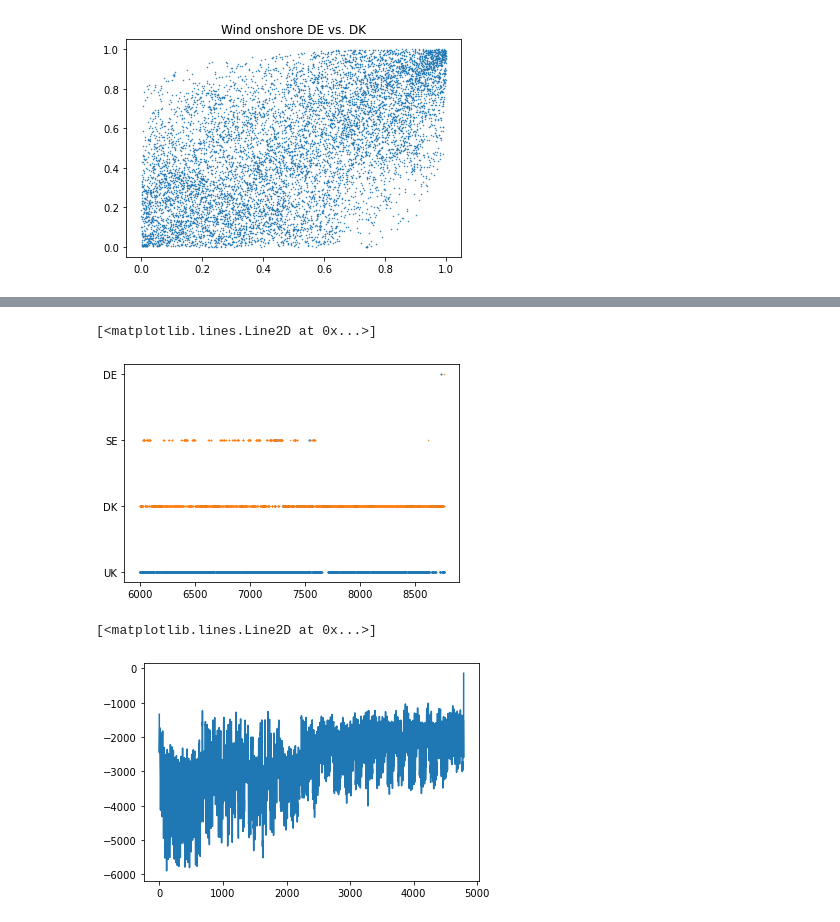
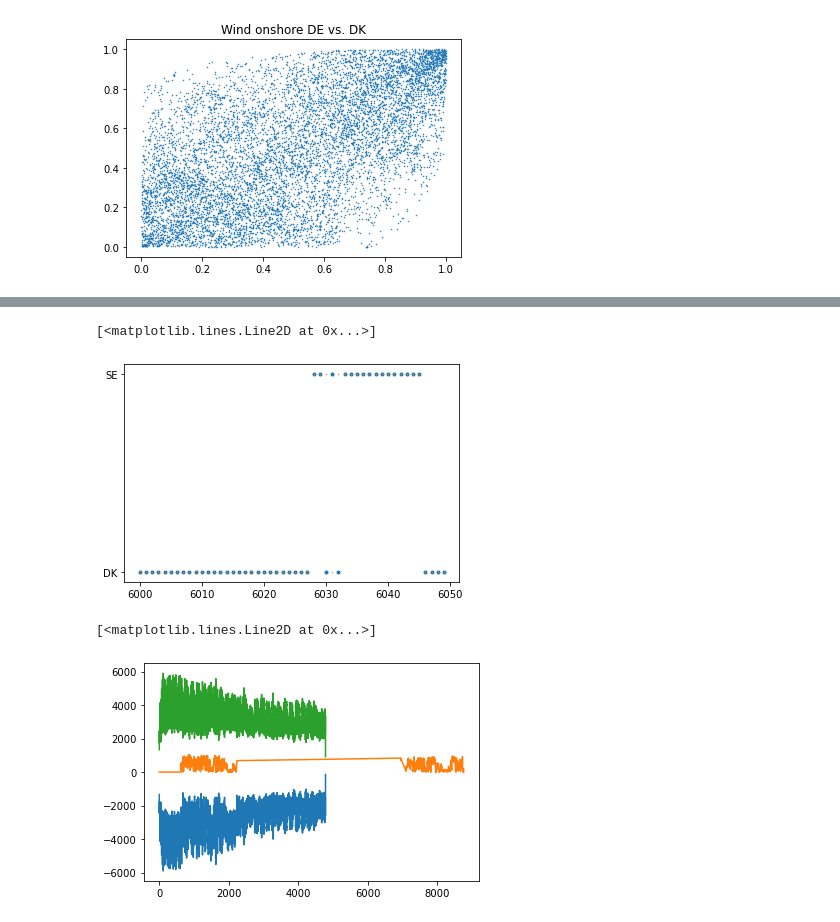
Before and after one commit to hikotei/2023_11_18-SE-Europe-Data_Challenge, a Jupyter notebook: src/2023_11_19_E.ipynb, the cells around one changed output, grey strips where cells are left out. Saved outputs shown, nothing was run; the diff lists cells and outputs as text; code cells hidden in the pictures.

```diff
--- a/src/2023_11_19_E.ipynb
+++ b/src/2023_11_19_E.ipynb
@@ -349,7 +418,7 @@ surplus_pred_df["Max"]=surplus_pred_df.idxmax(axis=1)
 # %%
-plt.plot(surplus_pred_df["Max"],".", markersize=2)
+plt.plot(surplus_pred_df["Max"][:50],".")
 
-plt.plot(data["max_surplus_country_name"][cut_off:],".",markersize=1)
+plt.plot(data["max_surplus_country_name"][6000:6050],".",markersize=1)
 # %% [output]
 [<matplotlib.lines.Line2D at 0x...>]
-[figure, old version]
+[figure, new version]
@@ -360,5 +425,7 @@ def l1_validation(predictions : pd.Series):
 # %%
 plt.plot(data.UK_green_MAW - data.UK_load_MAW)
+plt.plot(data.UK_green_MAW)
+plt.plot(data.UK_load_MAW)
 # %% [output]
 [<matplotlib.lines.Line2D at 0x...>]
-[figure, old version]
+[figure, new version]
```
Also changed, not shown: parts of 7 cells of this notebook, 4 other files.
